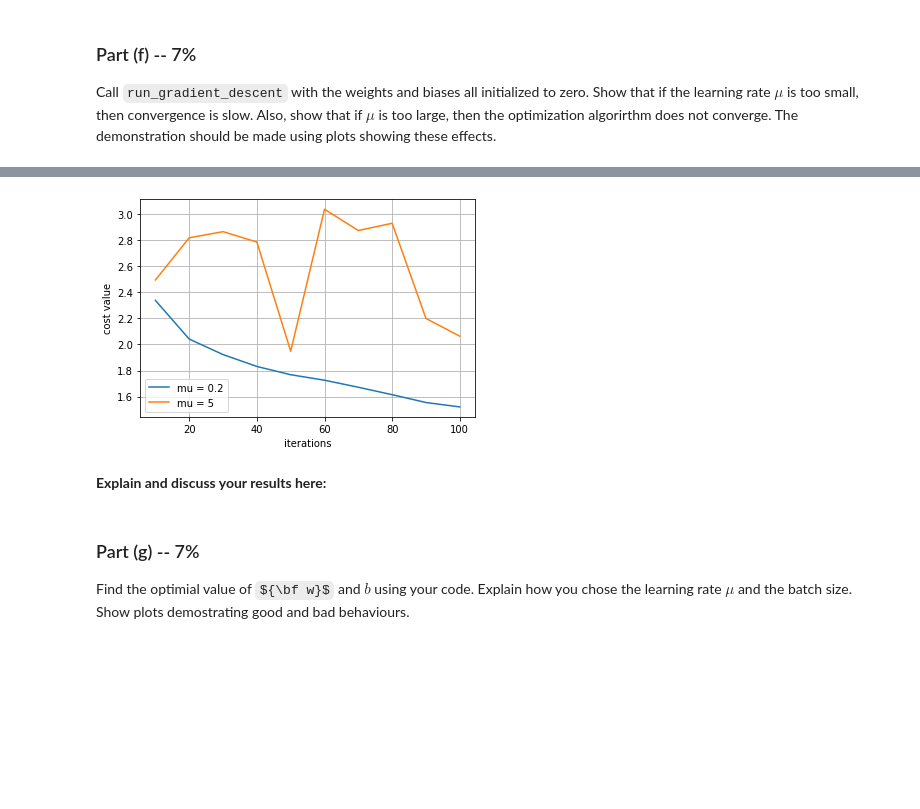
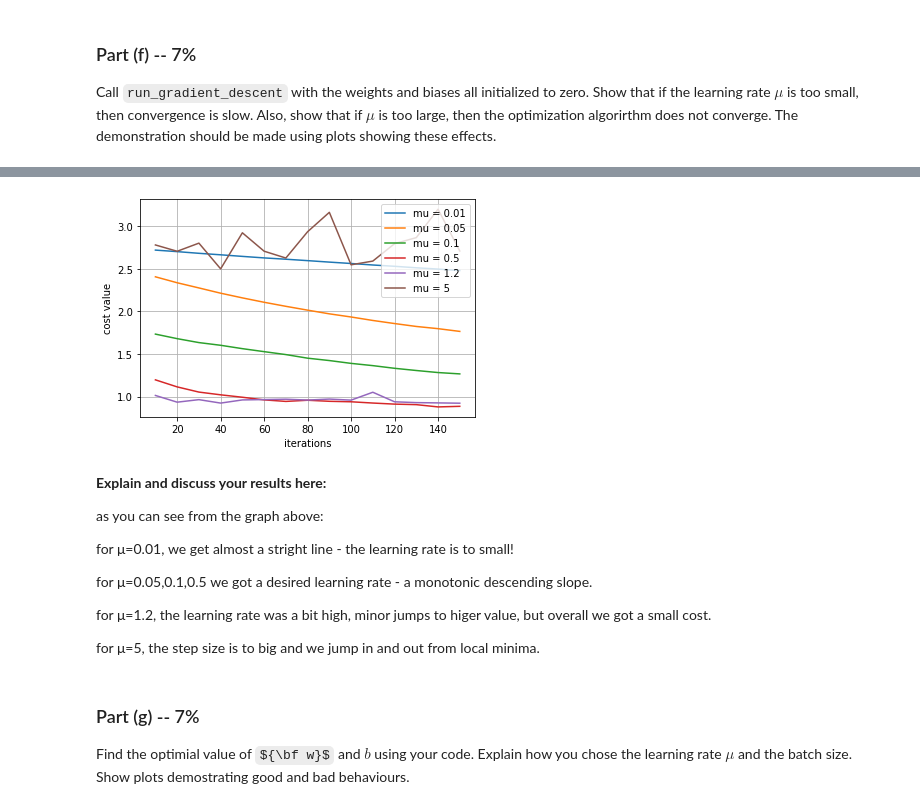
Before and after one commit to aradgast/DeepLearningCourse, a Jupyter notebook: Assignment1.ipynb, the cells around one changed output, grey strips where cells are left out. Drawn from its saved outputs; the diff is of its cells as text; code cells hidden in the pictures; some formulas as TeX source; blank space fills up the shorter version.

```diff
--- a/Assignment1.ipynb
+++ b/Assignment1.ipynb
@@ -437,8 +433,8 @@ def run_gradient_descent(w0, b0, mu=0.1, batch_size=100, max_iters=100):
         val_cost = (1/5)*(2*val_cost1+2*val_cost2 + val_cost3)
         vec_val_cost.append(val_cost)
         val_acc = get_accuracy(val_y,valid_label)
-        print("Iter %d. [Val Acc %.0f%%, Loss %f]" % (
-                iter, val_acc * 100, val_cost))
+        # print("Iter %d. [Val Acc %.0f%%, Loss %f]" % (
+        #         iter, val_acc * 100, val_cost))
 
       if iter >= max_iters:
         break
@@ -458,14 +454,16 @@ w0 = np.random.randn(90)
 b0 = np.random.randn(1)[0]
 
 # Write your code here
-# b,w,cost_result_001, val_acc_001 = run_gradient_descent(w0, b0, mu=0.01, batch_size=150)
-# print(f'validation accuracy for mu = 0.01 -> {val_acc_001}')
-b,w,cost_result_01 = run_gradient_descent(w0, b0, mu=0.2) #mu = 0.1
-# print(f'validation accuracy for mu = 0.1 -> {val_acc_01}')
-b,w,cost_result_02 = run_gradient_descent(w0, b0, mu=5)
-# print(f'validation accuracy for mu = 0.2 -> {val_acc_02}')
-# b,w,cost_result_05, val_acc_05 = run_gradient_descent(w0, b0, mu=0.5)
-# print(f'validation accuracy for mu = 0.5 -> {val_acc_05}')
-# b,w,cost_result_1, val_acc_1 = run_gradient_descent(w0, b0, mu = 1)
-# print(f'validation accuracy for mu = 1 -> {val_acc_1}')
+b,w,cost_result_001 = run_gradient_descent(w0, b0, mu=0.01,batch_size=200, max_iters=150)
+print('Done for mu=0.01!')
+b,w,cost_result_005 = run_gradient_descent(w0, b0, mu=0.05,batch_size=200, max_iters=150)
+print('Done for mu=0.05!')
+b,w,cost_result_01 = run_gradient_descent(w0, b0, mu=0.1,batch_size=200, max_iters=150)
+print('Done for mu=0.1!')
+b,w,cost_result_05 = run_gradient_descent(w0, b0, mu=0.5,batch_size=200, max_iters=150)
+print('Done for mu=0.5!')
+b,w,cost_result_12 = run_gradient_descent(w0, b0, mu = 1.2,batch_size=200, max_iters=150)
+print('Done for mu=1.2!')
+b,w,cost_result_5 = run_gradient_descent(w0, b0, mu = 5,batch_size=200, max_iters=150)
+print('Done for mu=5!')
 # %% [output]
@@ -492,23 +476,33 @@ Iter 100. [Val Acc 66%, Loss 2.062653]
 # %%
 import matplotlib.pyplot as plt
 
 plt.figure()
 iter_vec = [(i+1)*10 for i in range(len(cost_result_01))]
-# plt.plot(iter_vec, cost_result_001, label='mu = 0.01')
-plt.plot(iter_vec,cost_result_01, label='mu = 0.2')
-
-plt.plot(iter_vec,cost_result_02, label='mu = 5')
-# plt.plot(iter_vec,cost_result_05, label='mu = 0.5')
-# plt.plot(iter_vec, cost_result_1, label='mu = 1')
+plt.plot(iter_vec, cost_result_001, label='mu = 0.01')
+plt.plot(iter_vec, cost_result_005, label='mu = 0.05')
+plt.plot(iter_vec,cost_result_01, label='mu = 0.1')
+plt.plot(iter_vec,cost_result_05, label='mu = 0.5')
+plt.plot(iter_vec,cost_result_12, label='mu = 1.2')
+plt.plot(iter_vec, cost_result_5, label='mu = 5')
 plt.xlabel('iterations')
 plt.ylabel('cost value')
 plt.legend()
 plt.grid()
 plt.show()
 # %% [output]
-[figure, old version]
+[figure, new version]
-# %% [markdown]
-**Explain and discuss your results here:**
+# %% [markdown]
+**Explain and discuss your results here:**
+
+as you can see from the graph above:
+
+for μ=0.01, we get almost a stright line - the learning rate is to small!
+
+for μ=0.05,0.1,0.5 we got a desired learning rate - a monotonic descending slope.
+
+for μ=1.2, the learning rate was a bit high, minor jumps to higer value, but overall we got a small cost.
+
+for μ=5, the step size is to big and we jump in and out from local minima.
 # %% [markdown]
 ### Part (g) -- 7%
 
```
Also changed, not shown: parts of 12 cells of this notebook.
